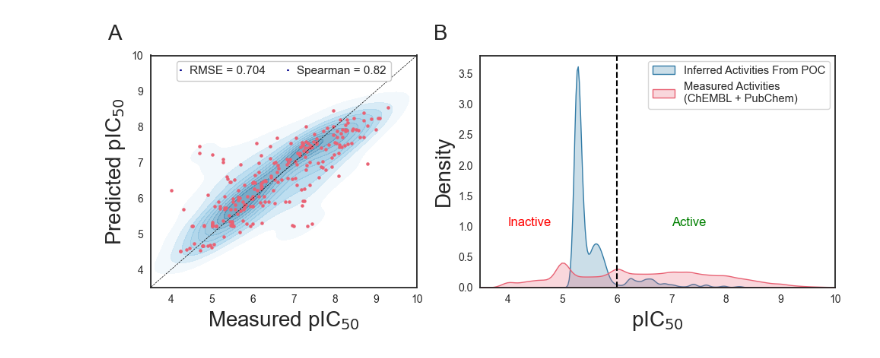
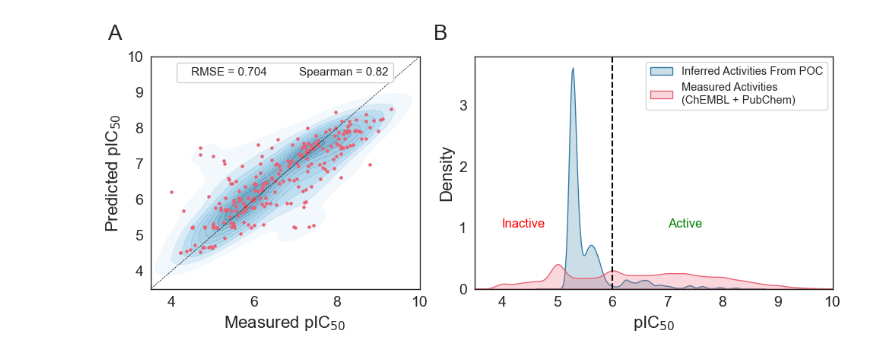
Before and after one commit to Harmonic-Discovery/activity-integration, a Jupyter notebook: figures/fig2/plot_both.ipynb, the cells around one changed output. Saved outputs shown, nothing was run; the diff lists cells and outputs as text; code cells hidden in the pictures.

```diff
--- a/figures/fig2/plot_both.ipynb
+++ b/figures/fig2/plot_both.ipynb
@@ -78,8 +78,9 @@ def plot_pairwise_density(
     if draw_active_lines:
         ax.hlines(threshold, 3, 11, linestyle="--", color="indianred")
         ax.vlines(threshold, 3, 11, linestyle="--", color="indianred")
-    ax.set_ylabel(r"Predicted pIC$_{50}$", fontsize=20)
-    ax.set_xlabel(r"Measured pIC$_{50}$", fontsize=20)
+    ax.set_ylabel(r"Predicted pIC$_{50}$", fontsize=16)
+    ax.set_xlabel(r"Measured pIC$_{50}$", fontsize=16)
+    # ax.tick_params(axis='both', which='major', labelsize=12)
     #ax.set_xticks(fontsize=14)
     #ax.set_yticks(fontsize=14)
     ax.set_xlim(3.5, 10)
@@ -91,7 +92,7 @@ from matplotlib import rc
 import matplotlib.colors
 import matplotlib as mpl
 
-mpl.rcParams['axes.linewidth'] = 1.3
+mpl.rcParams['axes.linewidth'] = 1.0
 
 colors = ["#FFFFFF","#9BCDE9", "#7DB6D6", "#337CA7"] #["#B3E1F8", "#A9D9F2", "#9BCDE9", "#8CC2E0", "#7DB6D6", "#6EAACD", "#609FC3", "#5193BA", "#4288B0","#337CA7"]
 cmap = matplotlib.colors.LinearSegmentedColormap.from_list("", colors)
@@ -102,33 +103,39 @@ data = pd.read_csv("test_predictions_sd_rfr.csv")
 
 fig, axs = plt.subplots(1, 2, figsize=(10,4), gridspec_kw={'width_ratios': [1.5, 2]})
 y_pred = data["y_pred"].to_numpy()
 y_true = data["y_true"].to_numpy()
 #cmap = sns.light_palette("royalblue", as_cmap=True)
 ax = axs[0]
 ax = plot_pairwise_density(y_pred, y_true, ax, show_scatter=True, cmap=cmap, alpha=0.7, draw_active_lines=False)#, title="POC to pIC50 Random Forest Model\nTest Set Predictions")
 
 data = pd.read_csv("../../data/prepped_activities_all_chembl_pubchem.csv")
 measured = data[data["activity_type"] == "measured"]["activity_value"].tolist()
 inferred = data[data["activity_type"] == "inferred"]["activity_value"].tolist()
 
 sns.set_style("white")
 
 ax = axs[1]
 sns.kdeplot(inferred, fill=True, color="#337CA7", ax=ax, label="Inferred Activities From POC")
 sns.kdeplot(measured, fill=True, color="#E96274", ax=ax, label="Measured Activities\n(ChEMBL + PubChem)")
 ax.vlines(6.0, 0., 10.0, color="black", linestyles="--")
 ax.legend(fontsize=10.5, loc="upper right")
 ax.set_ylim(0, 3.8)
 ax.set_xlim(3.5, 10)
 ax.text(4, 1, "Inactive", fontdict={"color": "red", "fontsize": 12})
 ax.text(7, 1, "Active", fontdict={"color": "green", "fontsize": 12})
+ax.set_yticks([0, 1, 2, 3], [0, 1, 2, 3])
+# ax.xaxis.set_tick_params(labelsize=15)
 # plt.title("Distribution of Inferred and Predicted Activites", fontsize=14)
-ax.set_xlabel(r"pIC$_{50}$", fontsize=20)
-ax.set_ylabel("Density", fontsize=20)
+ax.set_xlabel(r"pIC$_{50}$", fontsize=16)
+ax.set_ylabel("Density", fontsize=16)
+
+for cax in axs:
+    cax.tick_params(axis='x', labelsize=14)
+    cax.tick_params(axis='y', labelsize=14)
 fig.text(0.02, 1.0, "A", fontsize=20)
 fig.text((1.5)/3.5 + 0.02, 1.0, "B", fontsize=20)
 fig.tight_layout()
 fig.savefig("fig2.pdf", dpi=1000,bbox_inches="tight")
 fig.show()
 # %% [output]
-[figure, old version]
+[figure, new version]
```
Also changed, not shown: parts of 1 cell of this notebook.
